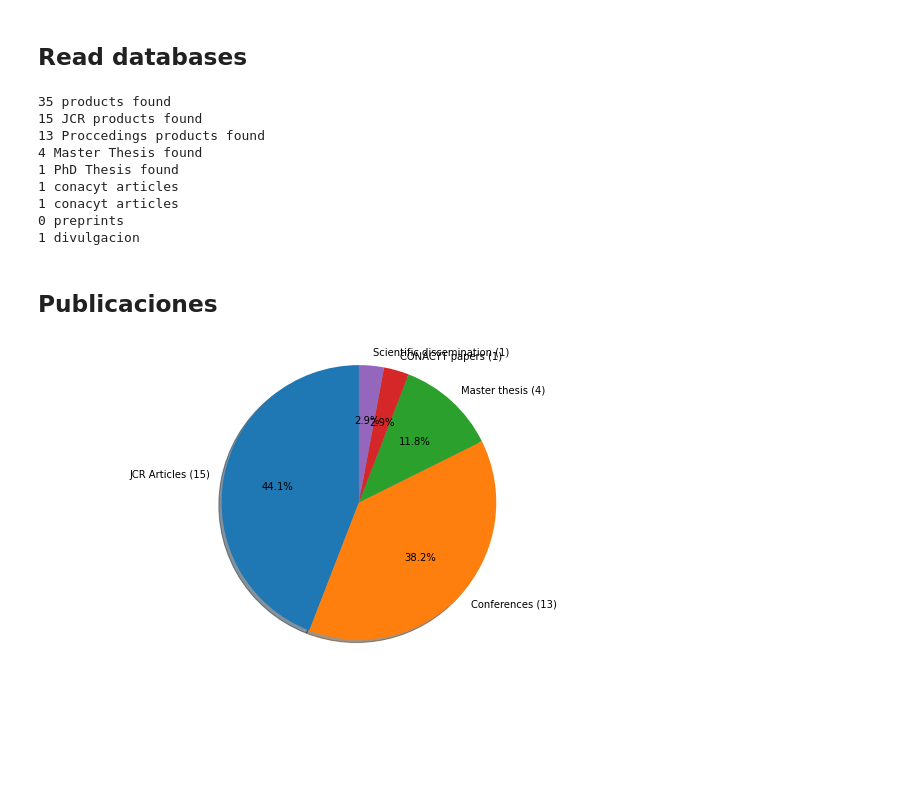
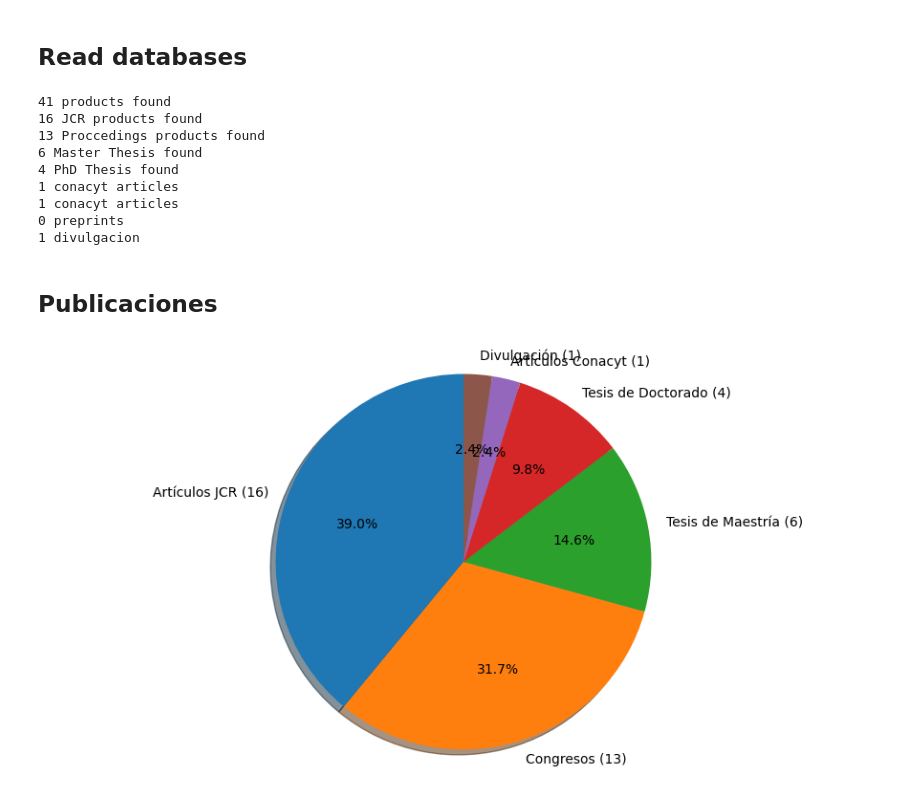
Before and after one commit to irvingvasquez/auto_report, a Jupyter notebook: reports/web_page/page_generator.ipynb, the cells around one changed output. Drawn from its saved outputs; the diff is of its cells as text; code cells hidden in the pictures; blank space fills up the shorter version.

Commit message:
add 2023 products

```diff
--- a/reports/web_page/page_generator.ipynb
+++ b/reports/web_page/page_generator.ipynb
@@ -16,7 +16,7 @@ import matplotlib.pyplot as plt
 # %%
 # Fechas del reporte
 date_inicio = datetime.datetime(2008,8,1)
-date_fin = datetime.datetime(2022,12,31)
+date_fin = datetime.datetime(2024,12,31)
 
 # direccion de la base de datos
 database_folder = '../../database/'
@@ -138,11 +138,11 @@ print(f"{count_cona} conacyt articles")
 print(f"{count_preprint} preprints")
 print(f"{count_divul} divulgacion")
 # %% [output]
-35 products found
-15 JCR products found
+41 products found
+16 JCR products found
 13 Proccedings products found
-4 Master Thesis found
-1 PhD Thesis found
+6 Master Thesis found
+4 PhD Thesis found
 1 conacyt articles
 1 conacyt articles
 0 preprints
@@ -160,44 +160,48 @@ publicaciones = []
 # Graficar los productos
 if count_jcr > 0:
     publicaciones.append(count_jcr)
-    labels.append(f"JCR Articles ({str(count_jcr)})")
+    labels.append(f"Artículos JCR ({str(count_jcr)})")
 
 if count_proc > 0:
     publicaciones.append(count_proc)
-    labels.append(f"Conferences ({str(count_proc)})")
+    labels.append(f"Congresos ({str(count_proc)})")
 
 if count_mt > 0:
     publicaciones.append(count_mt)
-    labels.append(f"Master thesis ({str(count_mt)})")
+    labels.append(f"Tesis de Maestría ({str(count_mt)})")
+
+if count_phd > 0:
+    publicaciones.append(count_phd)
+    labels.append(f"Tesis de Doctorado ({str(count_phd)})")
 
 if count_cona > 0:
     publicaciones.append(count_cona)
-    labels.append(f"CONACYT papers ({str(count_cona)})")
+    labels.append(f"Artículos Conacyt ({str(count_cona)})")
 
 #if count_preprint > 0:
 #    publicaciones.append(count_preprint)
 #    labels.append(f"Preprints ({str(count_preprint)})")
 
 if count_divul > 0:
     publicaciones.append(count_divul)
-    labels.append(f"Scientific dissemination ({str(count_divul)})")
+    labels.append(f"Divulgación ({str(count_divul)})")
 
 #if count_otros > 0:
 #publicaciones.append(count_otros)
 #labels.append("Otros")
 
 fig, ax1 = plt.subplots(figsize=(9, 4.5), subplot_kw=dict(aspect="equal"))
 
 ax1.pie(publicaciones, labels=labels, autopct='%1.1f%%',
         shadow=True, startangle=90)
 # Equal aspect ratio ensures that pie is drawn as a circle
 ax1.axis('equal')
 plt.tight_layout()
 plt.savefig("html/products_en.pdf", format='pdf')
 plt.savefig("html/products_en.png", format='png')
 plt.show()
 # %% [output]
-[figure, old version]
+[figure, new version]
 # %%
 # Crear un archivo .tex para la producción científica
 # Articulos JCR
```
Also changed, not shown: 23 other files.
